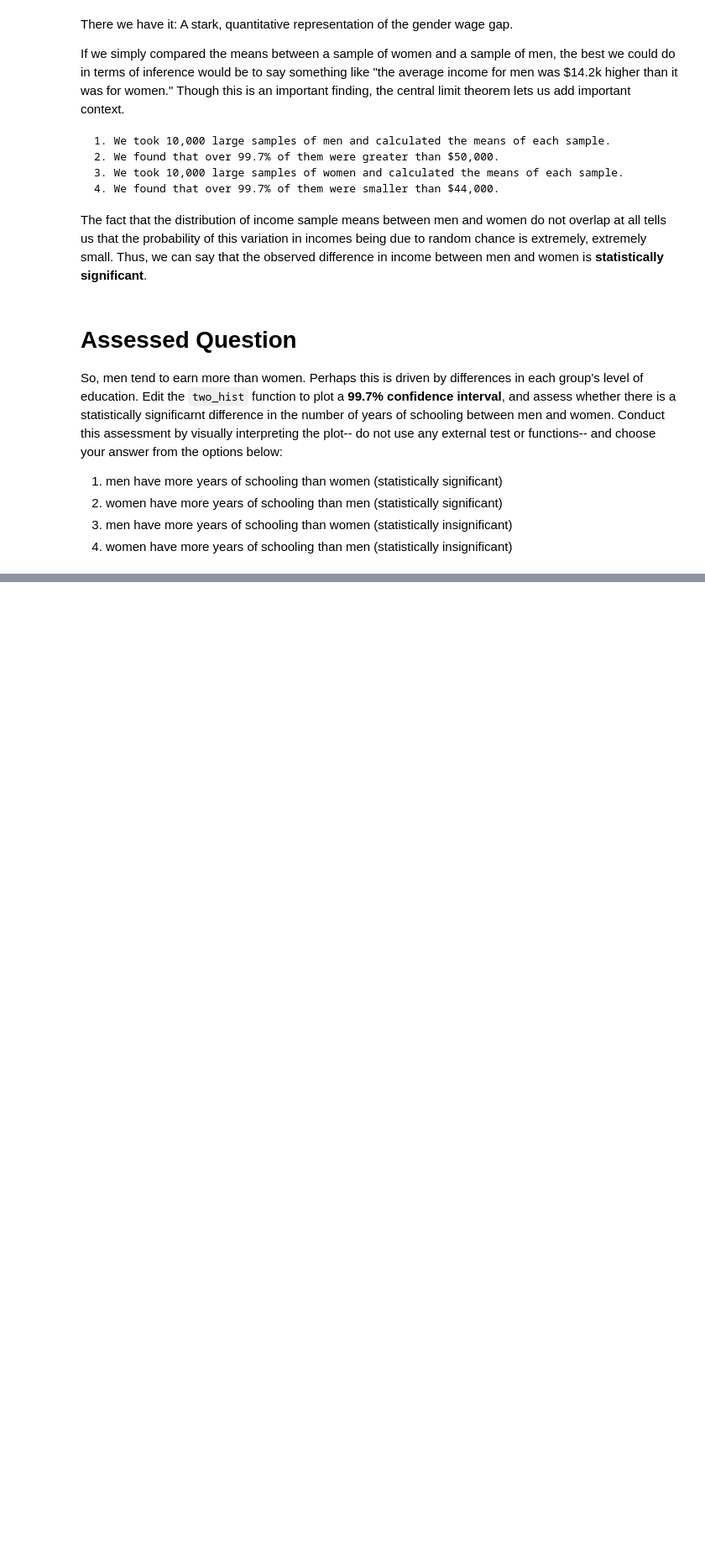
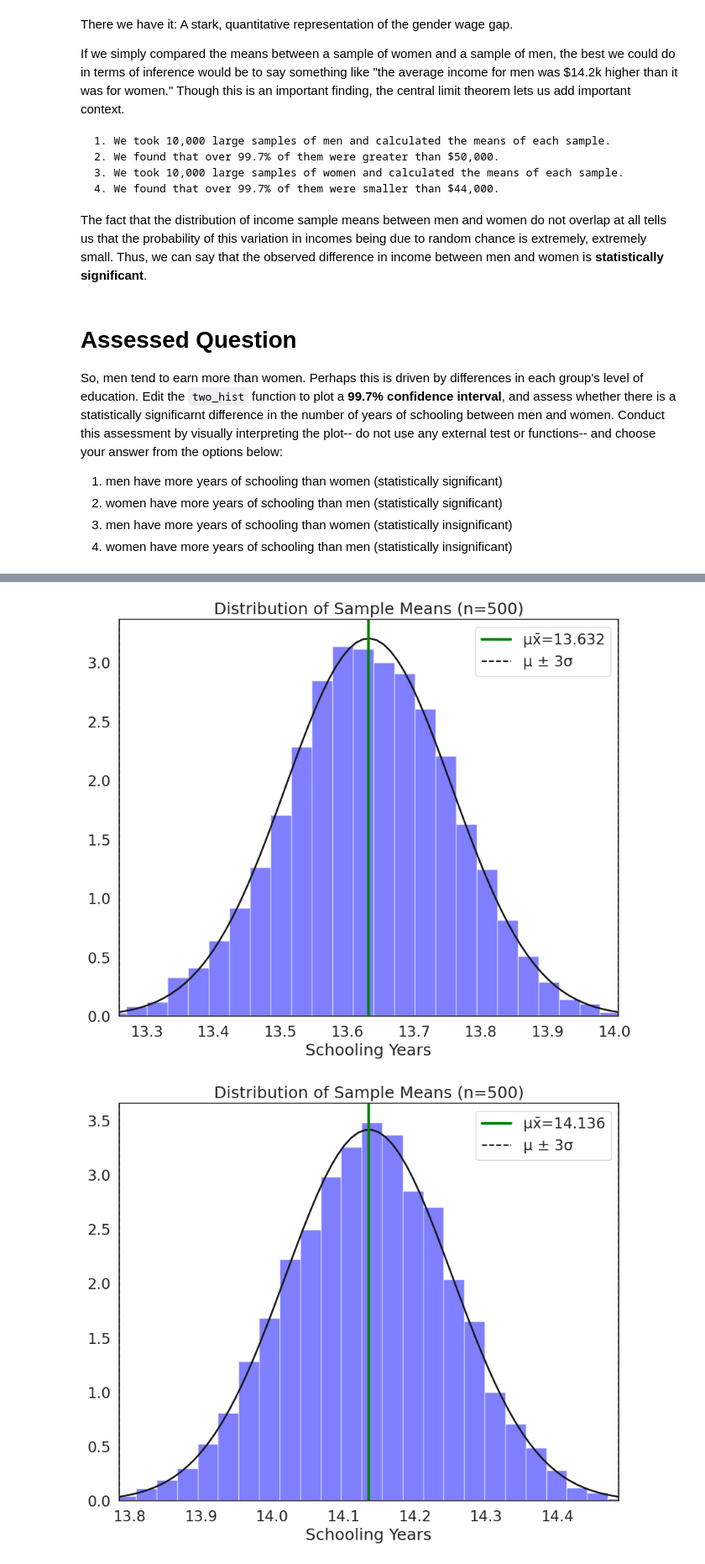
Before and after one commit to anastefan176/QM2, a Jupyter notebook: notebooks/W05. Distributions and Basic Statistics.ipynb, the cells around one changed output, grey strips where cells are left out. Shown at 84% size. Saved outputs shown, nothing was run; the diff lists cells and outputs as text; code cells hidden in the pictures; blank space fills up the shorter version.

```diff
--- a/notebooks/W05. Distributions and Basic Statistics.ipynb
+++ b/notebooks/W05. Distributions and Basic Statistics.ipynb
@@ -601,0 +685,9 @@ So, men tend to earn more than women. Perhaps this is driven by differences in e
+# %%
+men_sch = df[df['sex']==1]['sch'] # create a new dataframe containing only schooling years for men
+women_sch = df[df['sex']==2]['sch'] # create a new dataframe containing only schooling years for women
+
+plot_sample_means(men_sch, xlab='Schooling Years', sample_size=500)
+plot_sample_means(women_sch, xlab='Schooling Years', sample_size=500)
+# %% [output]
+[figure, added]
+[figure, added]
```
Also changed, not shown: parts of 24 cells of this notebook.
